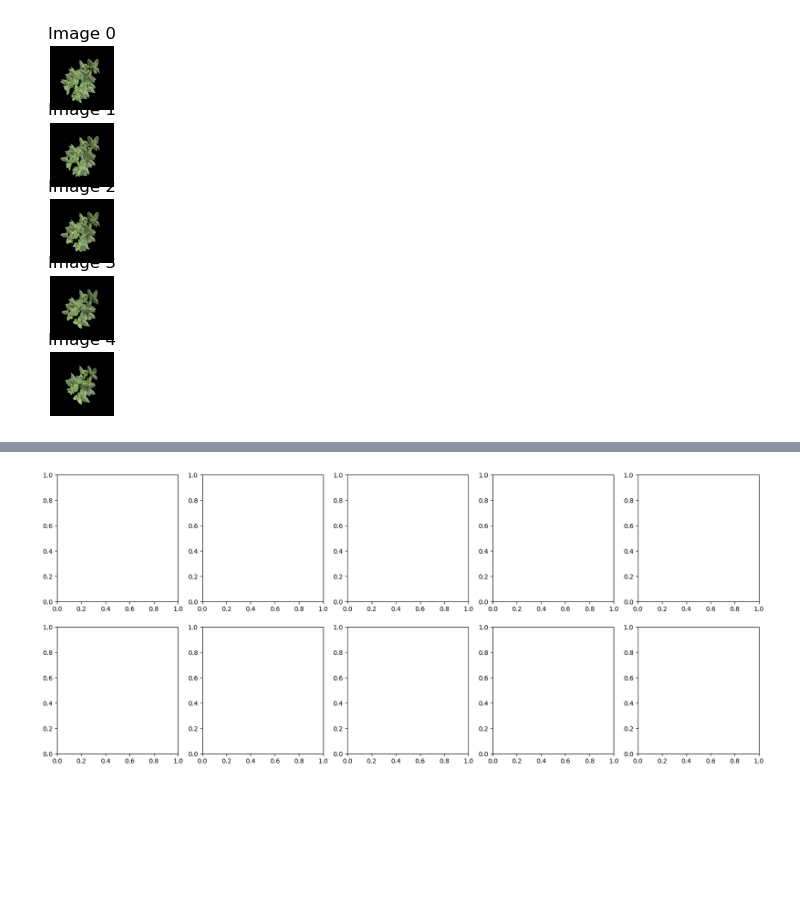
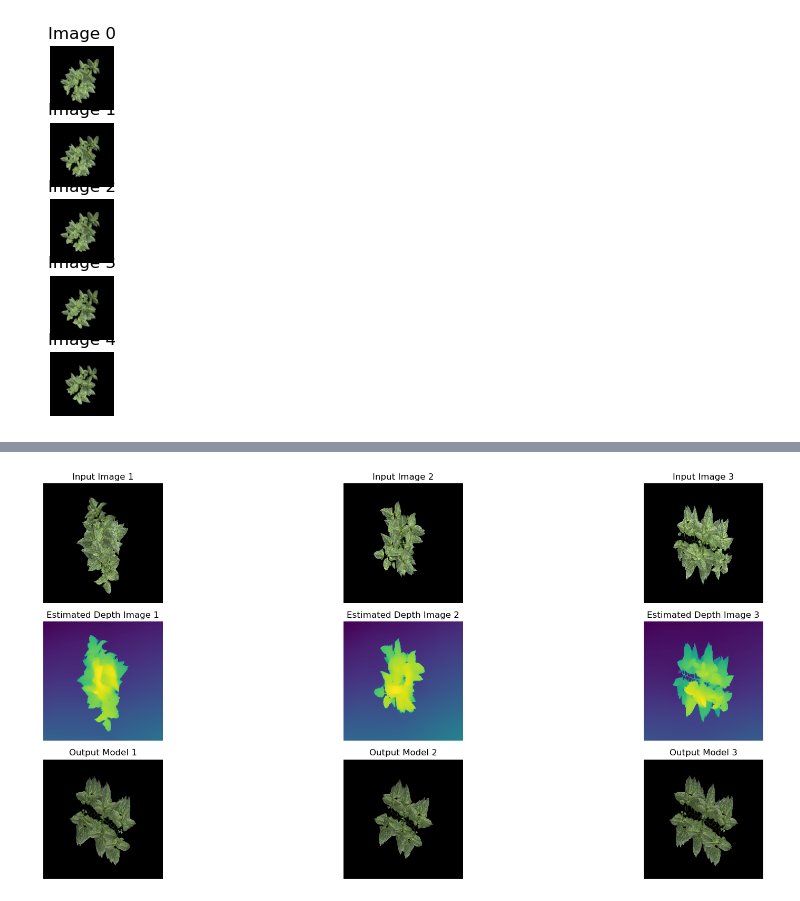
Before and after one commit to GEMINI-Breeding/Image2PlantArchitecture, a Jupyter notebook: src/evaluate_xml.ipynb, the cells around one changed output, grey strips where cells are left out. Drawn from its saved outputs; the diff is of its cells as text; code cells hidden in the pictures; blank space fills up the shorter version.

```diff
--- a/src/evaluate_xml.ipynb
+++ b/src/evaluate_xml.ipynb
@@ -72,7 +72,7 @@ for i in range(n):
 # %%
 from models.plightning import MainModule
 # model = MainModule()
-model = MainModule.load_from_checkpoint("../log/20241210_BackToSimple/version_3/checkpoints/best_epoch=11.ckpt")
+model = MainModule.load_from_checkpoint("../log/20241211_num_layers12/version_2/checkpoints/best_epoch=43.ckpt")
 model.eval()
 # model.freeze()
 # %% [output]
@@ -114,22 +114,23 @@ if 0:
         # transforms.ToTensor(),
     ])
     stages = [f"{date:02d}" for date in range(0,19)]
-    test_dataset = PlantDataset("../data/generated_Nov22_2024", image_size=224, transform=transform, stages=stages,
+    test_dataset = PlantDataset("../data/2000_Plots_20241210", image_size=224, transform=transform, stages=stages,
                                 load_depth=False, process_leaf=False, preload=False)
     test_dataloader = torch.utils.data.DataLoader(test_dataset, batch_size=1, shuffle=False, collate_fn=collate_fn)
 else:
     from models.plightning import MainDataModule
     #dataset_dir = "../data/generated_Nov22_2024"
-    dataset_dir = "../data/generated_Dec10_2024"
+    dataset_dir = "../data/2000_Plots_20241210"
     #dataset_dir = "../data/Sideview_Dec04_2024"
     datamodule = MainDataModule(dataset_dir,
                                 image_size=224,
                                 load_depth=False,
-                                num_plots=100,
-                                train_batch_size=1, num_workers=0, process_leaf=True, preload=False)
+                                train_batch_size=1, num_workers=0, process_leaf=False, preload=False)
     datamodule.setup()
-    test_dataloader = datamodule.test_dataloader()
-    train_dataloader = datamodule.train_dataloader()
+    if 1:
+        dataloader = datamodule.test_dataloader()
+    else:
+        dataloader = datamodule.train_dataloader()
 
 program_path = "../src/GenerateDataset/build"
 
@@ -150,8 +151,8 @@ def re_render_xml(output_path, filename):
     return result
 
 # Prepare the figure
-n_figures = 5
-fig, axes = plt.subplots(2, n_figures, figsize=(20, 8))
+n_figures = 3
+fig, axes = plt.subplots(3, n_figures, figsize=(20, 8))
 
 # Create temp folder
 temp_folder = "temp"
@@ -162,26 +163,45 @@ image_size = 224
 # Process and display 10 images
 model.eval()
 device = model.device
-for idx, (image, out, lengths) in enumerate(test_dataloader):
+for idx, (image, out, lengths) in enumerate(dataloader):
     if idx >= n_figures:
         break
 
-    print(test_dataloader.dataset.plant_xml_files[idx])
+    # print(dataloader.dataset.plant_xml_files[idx])
     if image.dim() == 3:
         image = image.unsqueeze(0)
 
     image = image.to(device)
 
-    image_vis = image[0].permute(1, 2, 0).cpu()
-    image_vis = cv2.normalize(np.array(image_vis), None, alpha=0, beta=255, norm_type=cv2.NORM_MINMAX, dtype=cv2.CV_8U)
-
     out = torch.tensor(out).to(device)
     ground_truth = out.squeeze(0).tolist()
-    if 1:
-        with torch.no_grad():
-            result = model.generate(image)
-    else:
-        result = ground_truth
+
+    plant_vec = token2vec(ground_truth)
+    plant_xml = vec2xml(plant_vec, debug=True)
+    plant_xml_file_name = f"temp/plant_{idx}_gt.xml"
+    plant_xml_str = pretty_print_xml(plant_xml)
+    with open(plant_xml_file_name, "w") as f:
+        f.write(plant_xml_str)
+    plant_xml = recursive_to_linked(plant_xml)
+
+    plant_xml_str = pretty_print_xml(plant_xml)
+    with open(plant_xml_file_name, "w") as f:
+        f.write(plant_xml_str)
+
+    if 0:
+        re_render_xml(os.path.abspath(temp_folder), os.path.abspath(plant_xml_file_name))
+        img = cv2.imread(plant_xml_file_name.replace("xml","jpeg"))
+        if 0:
+            leaf_area, plant_width, plant_height, leaf_img, _ = process_leaf_image(img, sqaure_crop=True, thr=0.2)
+            img = cv2.resize(leaf_img, (image_size, image_size))
+        else:
+            img = cv2.resize(img, (image_size, image_size))
+        gt_img = img.copy()
+
+    ############## Generate
+    with torch.no_grad():
+        result = model.generate(image)
+
 
     plant_vec = token2vec(result)
     plant_xml = vec2xml(plant_vec, debug=True)
@@ -197,21 +217,35 @@ for idx, (image, out, lengths) in enumerate(test_dataloader):
 
     re_render_xml(os.path.abspath(temp_folder), os.path.abspath(plant_xml_file_name))
 
-    img = cv2.imread(f"temp/plant_{idx}.jpeg")
-    if 1:
+    img = cv2.imread(plant_xml_file_name.replace("xml","jpeg"))
+    if 0:
         leaf_area, plant_width, plant_height, leaf_img, _ = process_leaf_image(img, sqaure_crop=True, thr=0.2)
         img = cv2.resize(leaf_img, (image_size, image_size))
     else:
         img = cv2.resize(img, (image_size, image_size))
 
+
+    image_vis = image[0].permute(1, 2, 0).cpu()
+
+    image_vis = cv2.normalize(np.array(image_vis), None, alpha=0, beta=255, norm_type=cv2.NORM_MINMAX, dtype=cv2.CV_8U)
     row, col = divmod(idx, n_figures)
     axes[row, col].imshow(image_vis[:, :, 0:3])
     axes[row, col].set_title(f"Input Image {idx + 1}")
     axes[row, col].axis('off')
 
-    axes[row + 1, col].imshow(cv2.cvtColor(img, cv2.COLOR_BGR2RGB))
-    axes[row + 1, col].set_title(f"Output Model {idx + 1}")
-    axes[row + 1, col].axis('off')
+    # axes[row+1, col].imshow(gt_img[:, :, 0:3])
+    # axes[row+1, col].set_title(f"Re-Renderd Image {idx + 1}")
+    # axes[row+1, col].axis('off')
+
+    depth = model.predicted_depth.squeeze().cpu()
+    axes[row+1, col].imshow(depth)
+    axes[row+1, col].set_title(f"Estimated Depth Image {idx + 1}")
+    axes[row+1, col].axis('off')
+
+
+    axes[row + 2, col].imshow(cv2.cvtColor(img, cv2.COLOR_BGR2RGB))
+    axes[row + 2, col].set_title(f"Output Model {idx + 1}")
+    axes[row + 2, col].axis('off')
 
 plt.tight_layout()
 plt.show()
@@ -236,4 +273,4 @@ error: OpenCV(4.10.0) /io/opencv/modules/imgproc/src/color.cpp:196: error: (-215
-[figure, old version]
+[figure, new version]
 # %%
 # Draw a 14x14 grid on the image_vis[:,:,0:3]
 fig, axes = plt.subplots(1, 2, figsize=(12, 6))
```
Also changed, not shown: parts of 4 cells of this notebook, 3 other files.
